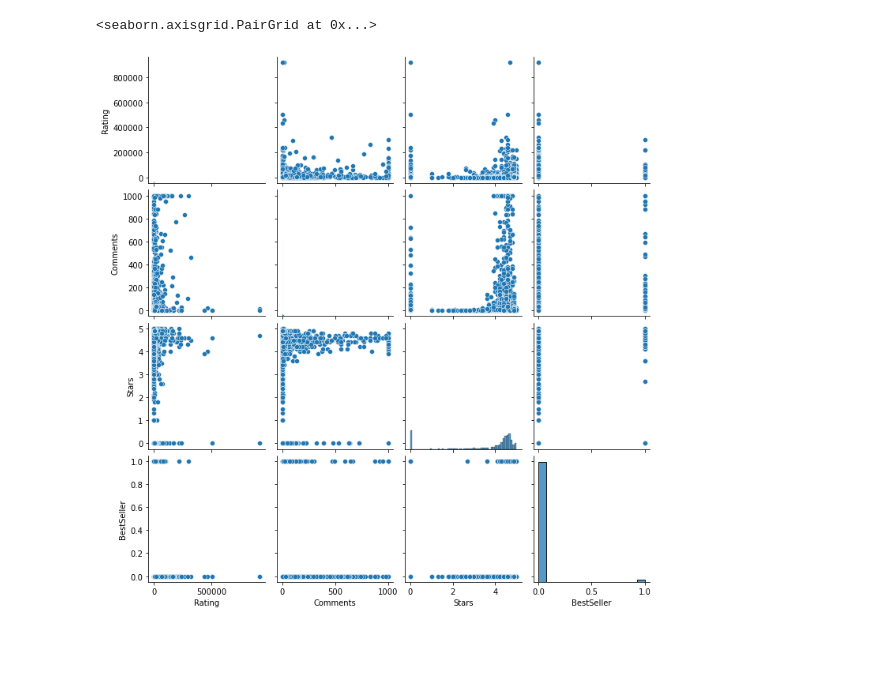
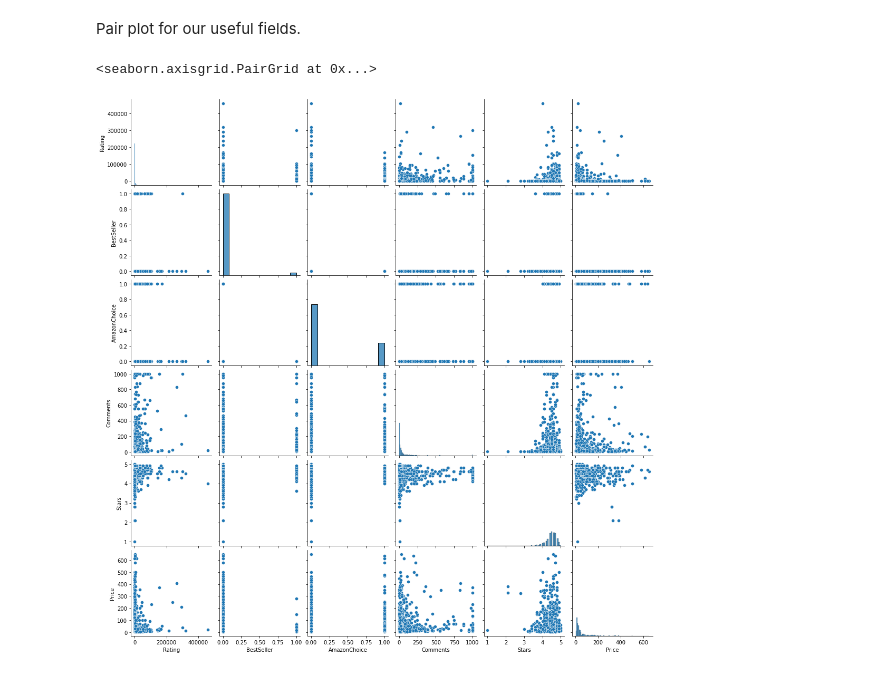
Before and after one commit to yanivlav/AmazonBestSellerPrediction, a Jupyter notebook: EDA.ipynb, the cells around one changed output. Drawn from its saved outputs; the diff is of its cells as text; code cells hidden in the pictures; blank space fills up the shorter version.

Commit message:
comments

```diff
--- a/EDA.ipynb
+++ b/EDA.ipynb
@@ -268,5 +299,7 @@ ax.scatter3D(xdata,ydata,zdata,c = zdata,depthshade = False)
+# %% [markdown]
+Pair plot for our useful fields.
 # %%
-sns.pairplot(df[['Rating', 'Comments', 'Stars', 'BestSeller']])
+sns.pairplot(df[['Rating', 'BestSeller', 'AmazonChoice' ,'Comments', 'Stars', 'Price']])
 # %% [output]
 <seaborn.axisgrid.PairGrid at 0x...>
-[figure, old version]
+[figure, new version]
```
Also changed, not shown: parts of 57 cells of this notebook, 4 other files.
